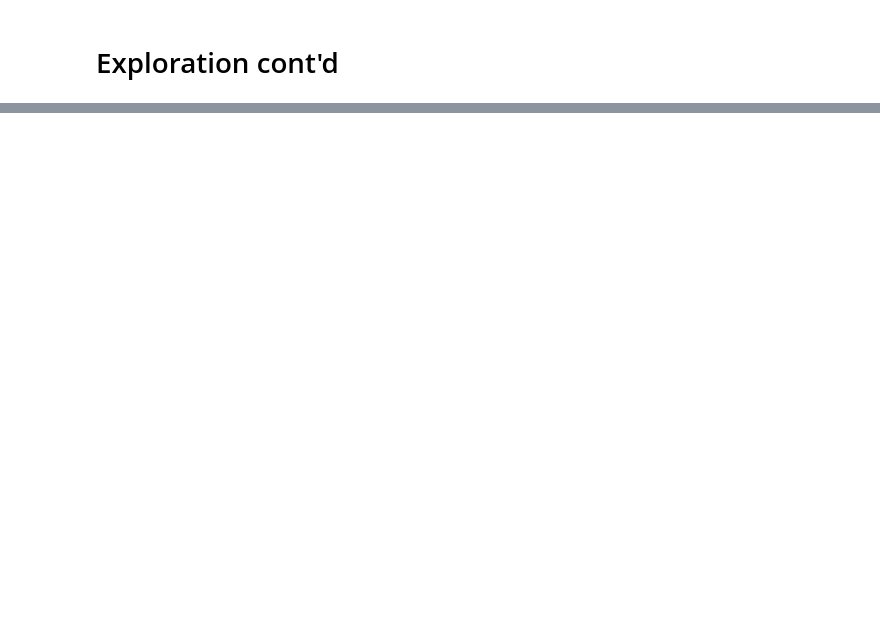
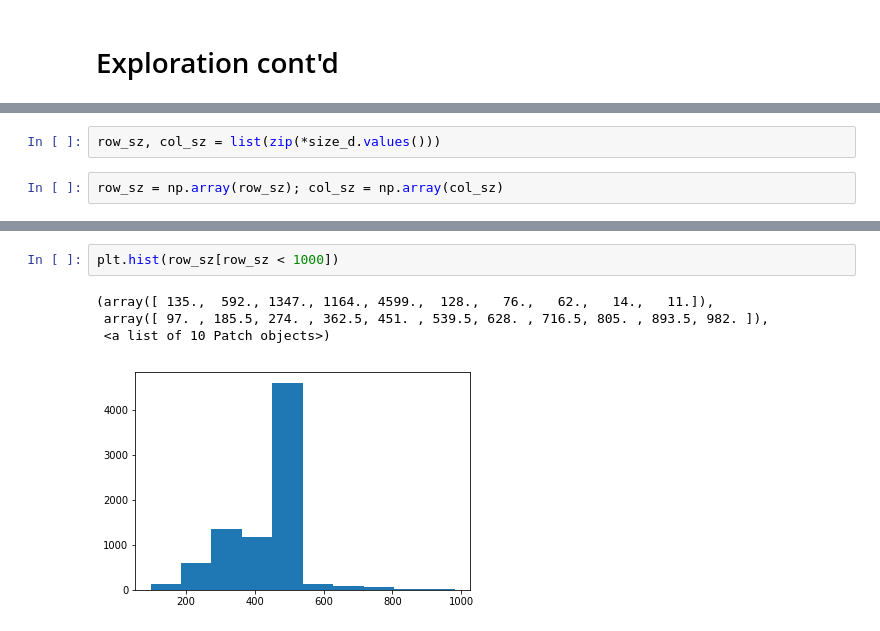
Before and after one commit to borowis/fastai, a Jupyter notebook: courses/dl1/lesson2-dogbreed.ipynb, the cells around one changed output, grey strips where cells are left out. Drawn from its saved outputs; the diff is of its cells as text; blank space fills up the shorter version.

```diff
--- a/courses/dl1/lesson2-dogbreed.ipynb
+++ b/courses/dl1/lesson2-dogbreed.ipynb
@@ -105,0 +73,4 @@ FileNotFoundError: [Errno 2] No such file or directory: '/home/ec2-user/s3/train
+# %%
+row_sz, col_sz = list(zip(*size_d.values()))
+# %%
+row_sz = np.array(row_sz); col_sz = np.array(col_sz)
@@ -105,0 +88,7 @@ FileNotFoundError: [Errno 2] No such file or directory: '/home/ec2-user/s3/train
+# %%
+plt.hist(row_sz[row_sz < 1000])
+# %% [output]
+(array([ 135.,  592., 1347., 1164., 4599.,  128.,   76.,   62.,   14.,   11.]),
+ array([ 97. , 185.5, 274. , 362.5, 451. , 539.5, 628. , 716.5, 805. , 893.5, 982. ]),
+ <a list of 10 Patch objects>)
+[figure, added]
```
Also changed, not shown: parts of 30 cells of this notebook.
